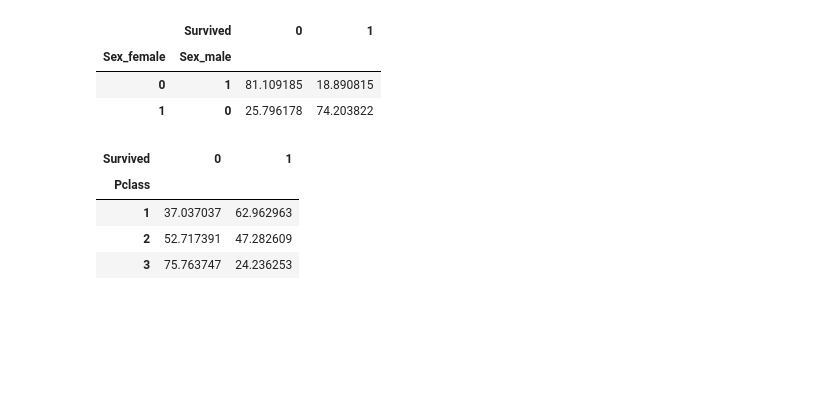
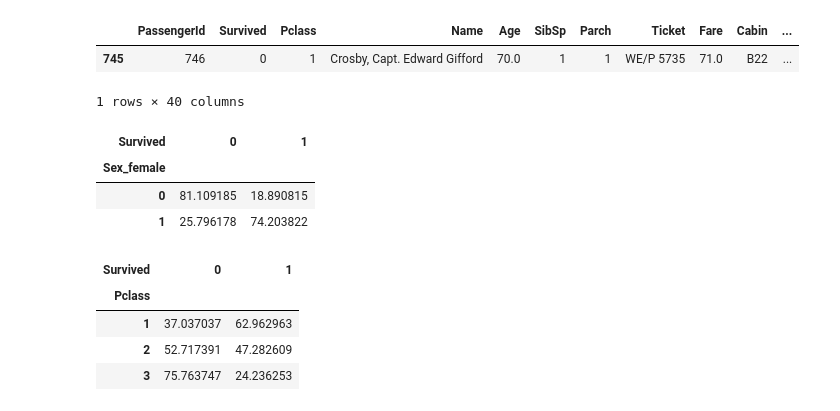
Before and after one commit to fsq2/Titanic, a Jupyter notebook: Titanic.ipynb, the cells around one changed output. Saved outputs shown, nothing was run; the diff lists cells and outputs as text; code cells hidden in the pictures; blank space fills up the shorter version.

```diff
--- a/Titanic.ipynb
+++ b/Titanic.ipynb
@@ -123,0 +138,5 @@ print(f'{surviul_rate}%')
+# %%
+# create categories bassed on age
+binss=[0, 5, 12, 18, 35, 60, 100]
+label_names = ['Infant', "Child", 'Teenager', "Young Adult", 'Adult', 'Senior']
+titanic['Age_group']= pd.cut(titanic.Age,bins=binss,labels=label_names)
@@ -123,0 +152,16 @@ print(f'{surviul_rate}%')
+# %%
+# make dummy columns
+titanic = pd.get_dummies(titanic, columns=['Age_group'])
+# %%
+# Functions that returns the title from a name. All the name in the dataset has the format "Surname, Title. Name"
+def get_title(name):
+    if '.' in name:
+        return name.split(',')[1].split('.')[0].strip()
+    else:
+        return 'Unknown'
+
+
+# Lets create a new column for the titles
+titanic['Title'] = titanic['Name'].map(lambda x: get_title(x))
+# make dummy columns
+titanic = pd.get_dummies(titanic, columns=['Title'])
@@ -171,11 +189,20 @@ titanic.head()
+# %%
+# I think it`s not the ship captin  the titnic captin was Edward John Smith and he is not in the lis
+capt=titanic.loc[titanic['Title_Capt']==1]
+capt
+# %% [output]
+|  | PassengerId | Survived | Pclass | Name | Age | SibSp | Parch | Ticket | Fare | Cabin | ... |
+| 745 | 746 | 0 | 1 | Crosby, Capt. Edward Gifford | 70.0 | 1 | 1 | WE/P 5735 | 71.0 | B22 | ... |
+1 rows × 40 columns
 # %%
 # titanic.groupby('Sex_female')['Survived'].sum() / len(titanic['Survived'])*100
-pd.crosstab([titanic.Sex_female,titanic.Sex_male],titanic.Survived, normalize='index').mul(100)
+sx=pd.crosstab(titanic.Sex_female,titanic.Survived, normalize='index').mul(100)
+sx
 # %% [output]
-|  | Survived | 0 | 1 |
-| Sex_female | Sex_male |  |  |
-| 0 | 1 | 81.109185 | 18.890815 |
-| 1 | 0 | 25.796178 | 74.203822 |
+| Survived | 0 | 1 |
+| Sex_female |  |  |
+| 0 | 81.109185 | 18.890815 |
+| 1 | 25.796178 | 74.203822 |
 # %%
 classs =pd.crosstab(titanic.Pclass, titanic.Survived, normalize='index').mul(100)
 classs
```
Also changed, not shown: parts of 74 cells of this notebook, 2 other files.
